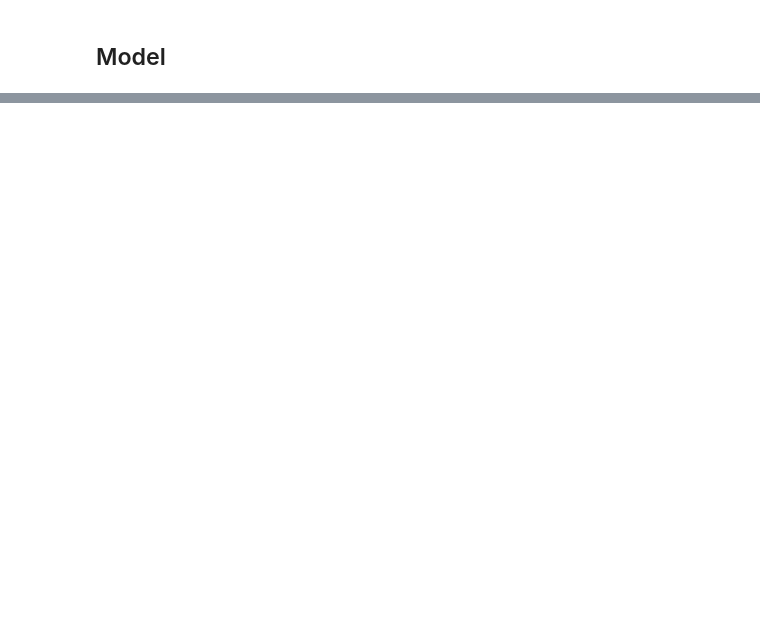
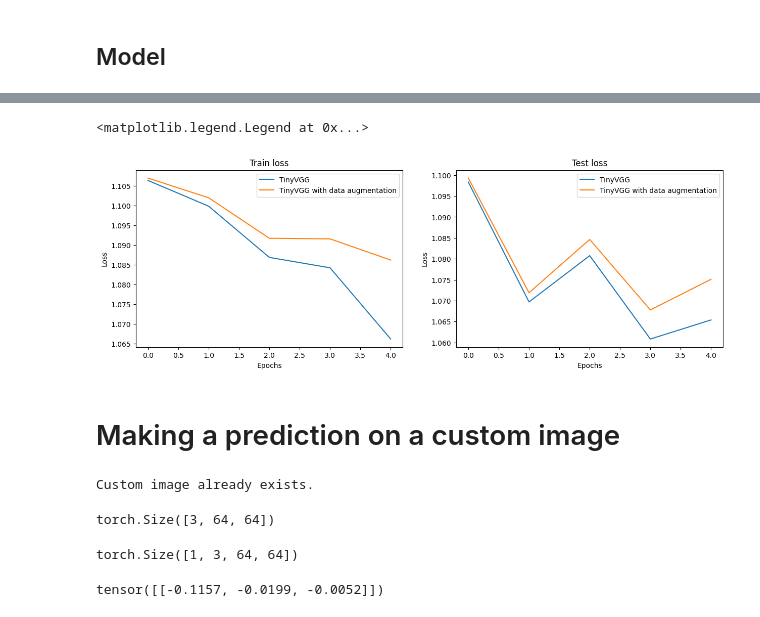
Before and after one commit to SayatAbdikul/Food_classification, a Jupyter notebook: food_classification.ipynb, the cells around one changed output, grey strips where cells are left out. Saved outputs shown, nothing was run; the diff lists cells and outputs as text; code cells hidden in the pictures; blank space fills up the shorter version.

```diff
--- a/food_classification.ipynb
+++ b/food_classification.ipynb
@@ -178,7 +178,7 @@ plot_transformed_images(image_path_list, train_transform, n=3, seed=None)
 simple_transform = transforms.Compose(
     [
         transforms.Resize(size=(64, 64)),
-        transforms.ToTensor()
+        transforms.ToTensor(),
     ]
 )
 # %%
@@ -200,0 +520,17 @@ test_loader = DataLoader(test_data_simple, batch_size=BATCH_SIZE,
+# %%
+def to_cpu_numpy(tensor):
+    if isinstance(tensor, torch.Tensor):
+        return tensor.cpu().numpy()
+    return tensor
+
+def convert_results_to_cpu(results: dict[str, list[float]]) -> dict[str, list[float]]:
+    return {key: [to_cpu_numpy(x) for x in value] for key, value in results.items()}
+
+model_0_results = convert_results_to_cpu(model_0_results)
+model_1_results = convert_results_to_cpu(model_1_results)
+# %%
+import pandas as pd
+
+model_0_df = pd.DataFrame(model_0_results)
+model_1_df = pd.DataFrame(model_1_results)
+model_0_df
@@ -200,0 +544,38 @@ test_loader = DataLoader(test_data_simple, batch_size=BATCH_SIZE,
+# %%
+# Setting up a plot
+plt.figure(figsize=(15, 10))
+epochs = range(len(model_0_df))
+plt.subplot(2, 2, 1)
+plt.plot(epochs, model_0_df["train_loss"], label="TinyVGG")
+plt.plot(epochs, model_1_df["train_loss"], label="TinyVGG with data augmentation")
+plt.title("Train loss")
+plt.xlabel("Epochs")
+plt.ylabel("Loss")
+plt.legend()
+
+
+plt.subplot(2, 2, 2)
+plt.plot(epochs, model_0_df["test_loss"], label="TinyVGG")
+plt.plot(epochs, model_1_df["test_loss"], label="TinyVGG with data augmentation")
+plt.title("Test loss")
+plt.xlabel("Epochs")
+plt.ylabel("Loss")
+plt.legend()
+# %% [output]
+<matplotlib.legend.Legend at 0x...>
+[figure, added]
+# %% [markdown]
+# Making a prediction on a custom image
+# %%
+import requests
+custom_image_path = data_path / "04-pizza-dad.jpeg"
+if not custom_image_path.is_file():
+    with open(custom_image_path, "wb") as f:
+      request = requests.get("https://raw.githubusercontent.com/mrdbourke/pytorch-deep-learning/main/images/04-pizza-dad.jpeg")
+      f.write(request.content)
+      print("Downloaded custom image...")
+else:
+    print("Custom image already exists.")
+custom_image = Image.open(custom_image_path)
+# %% [output]
+Custom image already exists.
@@ -200,0 +587,21 @@ test_loader = DataLoader(test_data_simple, batch_size=BATCH_SIZE,
+# %%
+from torchvision import transforms
+custom_image_transform = transforms.Compose([
+    transforms.Resize(size=(64, 64))
+  ]
+  )
+custom_image = custom_image_transform(custom_image)
+custom_image.shape
+# %% [output]
+torch.Size([3, 64, 64])
+# %%
+custom_image.unsqueeze(0).shape
+# %% [output]
+torch.Size([1, 3, 64, 64])
+# %%
+model_1.eval()
+with torch.inference_mode():
+    custom_image_pred = model_1(custom_image.unsqueeze(0).to(device))
+custom_image_pred
+# %% [output]
+tensor([[-0.1157, -0.0199, -0.0052]])
```
Also changed, not shown: parts of 42 cells of this notebook.
